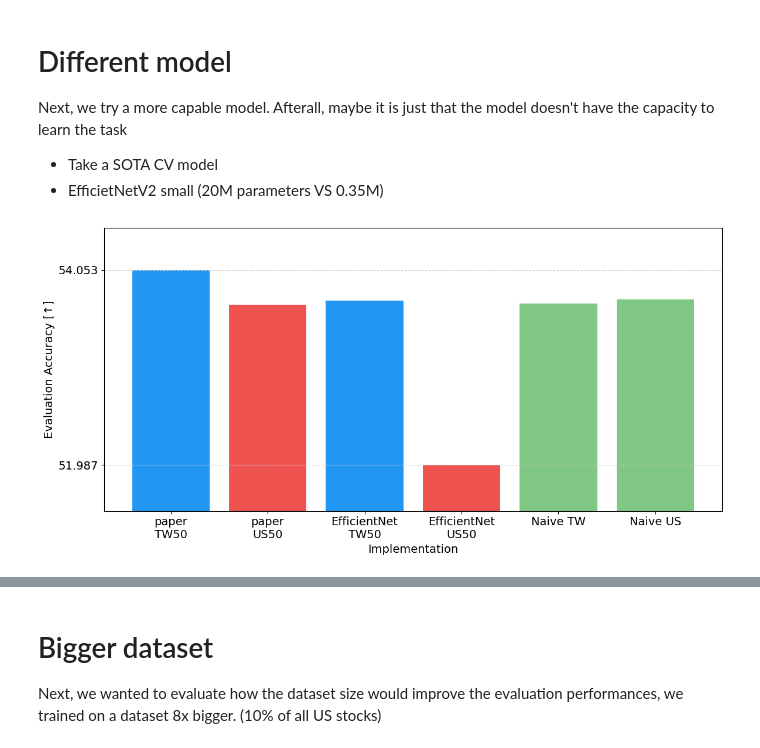
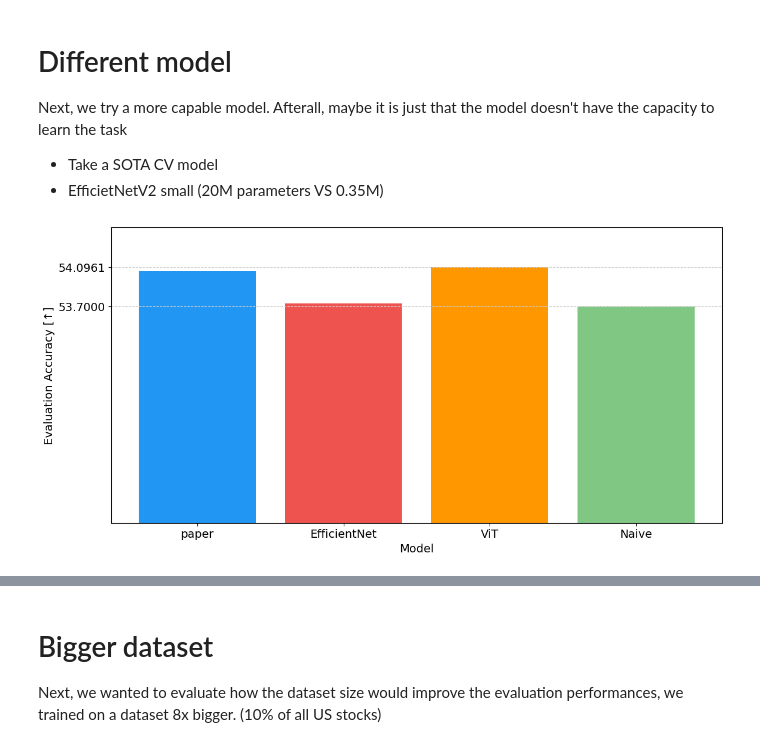
Before and after one commit to anthol42/MLSP-final_project, a Jupyter notebook: deep/notebooks/ablation.ipynb, the cells around one changed output, grey strips where cells are left out. Saved outputs shown, nothing was run; the diff lists cells and outputs as text; code cells hidden in the pictures.

```diff
--- a/deep/notebooks/ablation.ipynb
+++ b/deep/notebooks/ablation.ipynb
@@ -215,19 +244,20 @@ Next, we try a more capable model. Afterall, maybe it is just that the model doe
 - Take a SOTA CV model
 - EfficietNetV2 small (20M parameters VS 0.35M)
 # %%
-runID = [11, 16, 18, 17]
+# TW50
+runID = [11, 18, 35]
 acc = [100 * rTable.loc[rid]["accuracy"] for rid in runID]
-names = ["paper\nTW50", "paper\nUS50", "EfficientNet\nTW50", "EfficientNet\nUS50", "Naive TW", "Naive US"]
+names = ["paper", "EfficientNet", "ViT", "Naive"]
 fig, ax = plt.subplots(1,1, figsize=(12, 6))
-ax.bar(names, acc + [NAIVE_PERF["small"], NAIVE_PERF["smallUS"]], color=2 * COLORS[:2] + 2*[COLORS[2]])
-ax.set_yticks([acc[0], acc[-1]])
+ax.bar(names, acc + [NAIVE_PERF["small"]], color=COLORS[:2] + [COLORS[3], COLORS[2]])
+ax.set_yticks([acc[2], NAIVE_PERF["small"]])
 ax.set_ylim(51.5, 54.5)
 ax.set_ylabel("Evaluation Accuracy [↑]")
 plt.grid(axis="y")
-ax.set_xlabel("Implementation")
+ax.set_xlabel("Model")
 if OUT_FIGS is not None:
     plt.subplots_adjust(bottom=0.15, left=0.15)
     plt.tight_layout()
     plt.savefig(f"{OUT_FIGS}/diff_models.svg")
 # %% [output]
-[figure, old version]
+[figure, new version]
```
Also changed, not shown: parts of 11 cells of this notebook, 1 other file.
